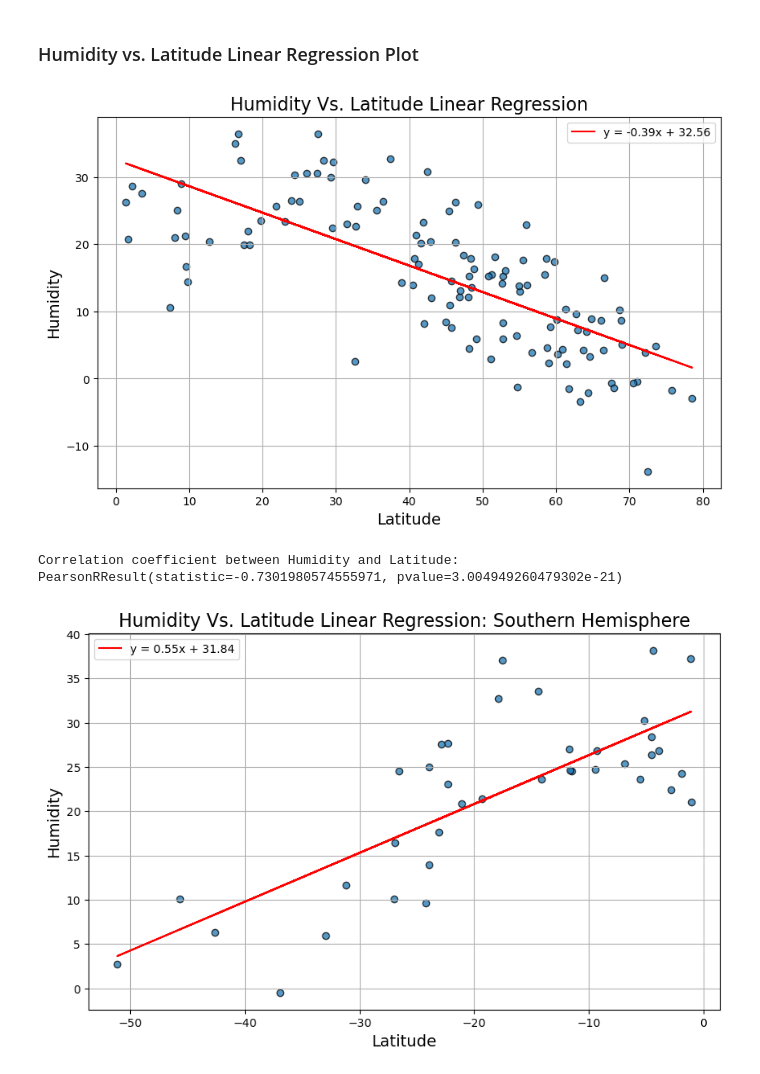
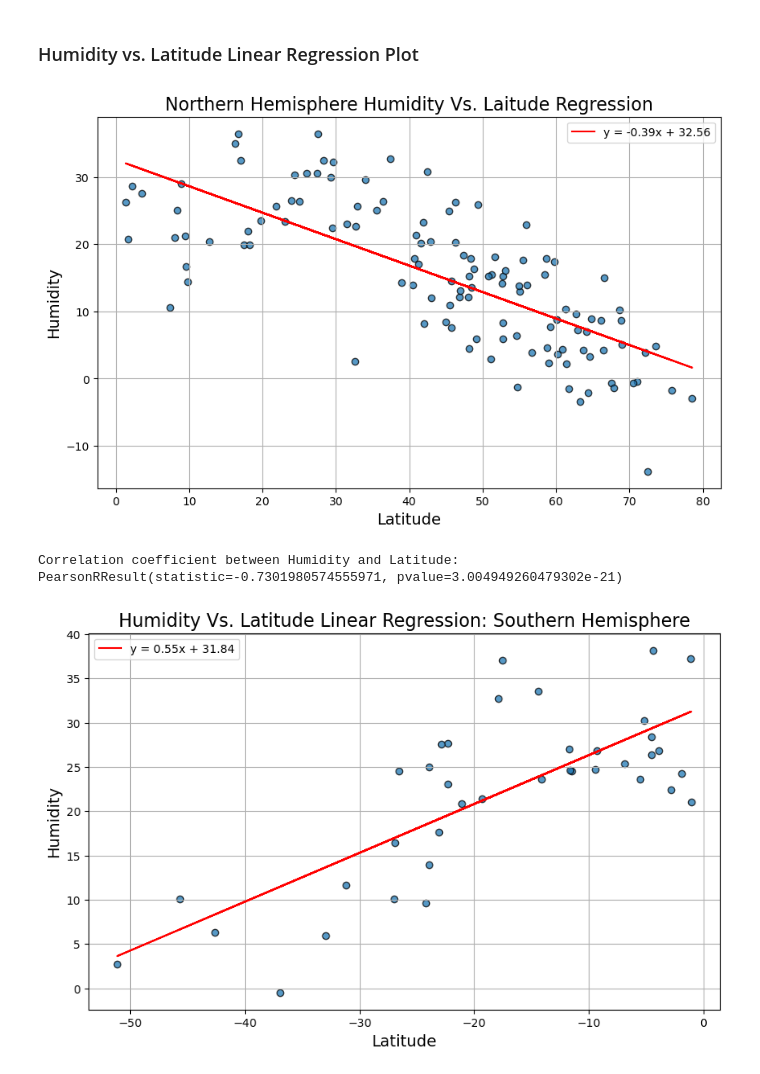
Before and after one commit to mascee/python-api-challenge, a Jupyter notebook: WeatherPy/WeatherPy.ipynb, the cells around one changed output. Saved outputs shown, nothing was run; the diff lists cells and outputs as text; code cells hidden in the pictures.

```diff
--- a/WeatherPy/WeatherPy.ipynb
+++ b/WeatherPy/WeatherPy.ipynb
@@ -666,35 +674,38 @@ Correlation coefficient between Temperature and Latitude:  PearsonRResult(statis
 # Northern Hemisphere Humidity Vs. Laitude Regression
 humidity = northern_hemi_df["Max Temp"]
 latitudes = northern_hemi_df["Lat"]
 
 #Perform linear regression:
 (slope, intercept, rvalue, pvalue, stderr) = linregress(latitudes, humidity)
 # Calculate the regression line values
 regress_values = latitudes * slope + intercept
 line_eq = f"y = {slope:.2f}x + {intercept:.2f}"
 
 # Plot the scatter plot
 plt.figure(figsize=(10, 6))
 plt.scatter(latitudes, humidity, edgecolors="k", linewidths=1, alpha=0.75)
 
 # Plot the linear regression line
 plt.plot(latitudes, regress_values, "r-", label=line_eq)
 
 # Incorporate the other graph properties
-plt.title("Humidity Vs. Latitude Linear Regression", fontsize=16)
+plt.title("Northern Hemisphere Humidity Vs. Laitude Regression", fontsize=16)
 plt.xlabel("Latitude", fontsize=14)
 plt.ylabel("Humidity", fontsize=14)
 plt.legend()
 
 # Show the plot
 plt.grid(True)
+
+plt.savefig("output_data/Fig11.png")
+
 plt.show()
 
 #Calculate correlation coefficient
 correlation = st.pearsonr(latitudes, humidity)
 print(f"Correlation coefficient between Humidity and Latitude:  {correlation}")
 # %% [output]
-[figure, old version]
+[figure, new version]
 Correlation coefficient between Humidity and Latitude:  PearsonRResult(statistic=-0.7301980574555971, pvalue=3.004949260479302e-21)
 # %%
 # Southern Hemisphere Humidity Vs. Latitude regression
```
Also changed, not shown: parts of 8 cells of this notebook, 8 other files.
